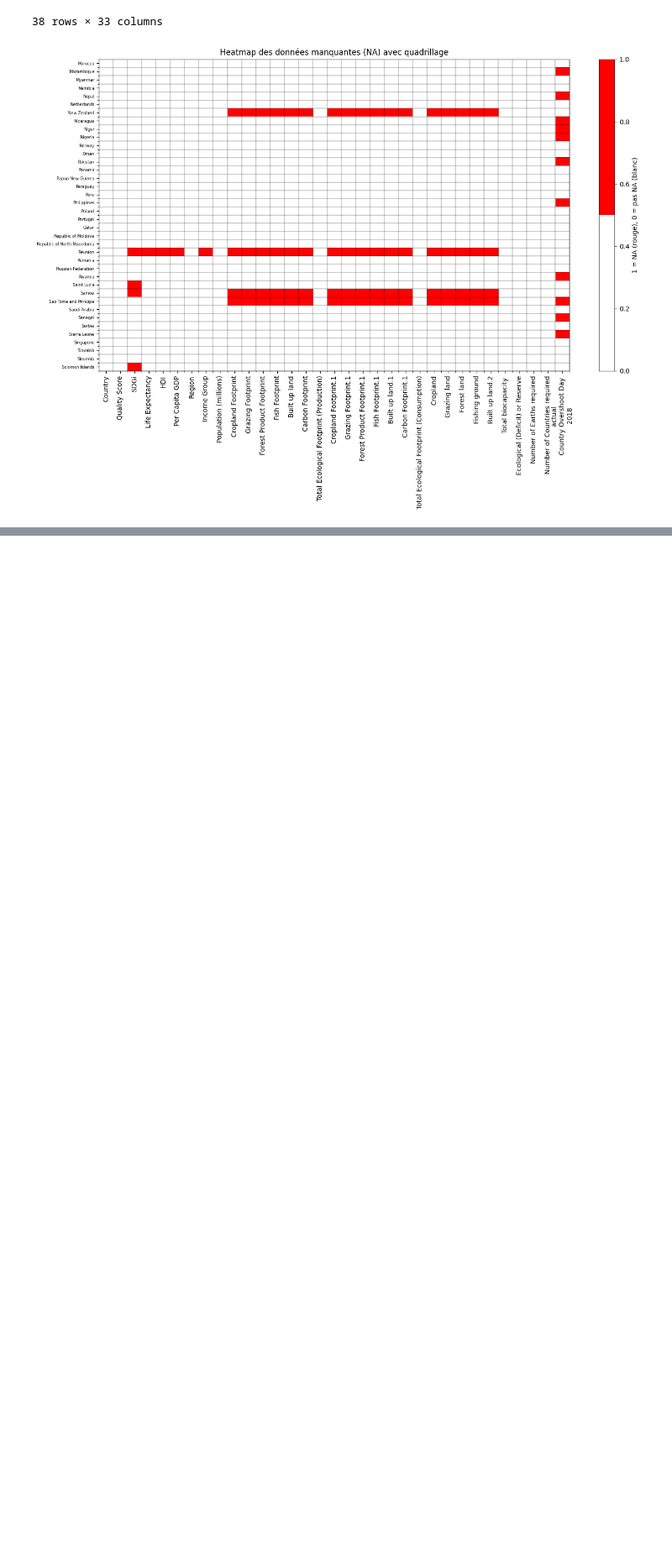
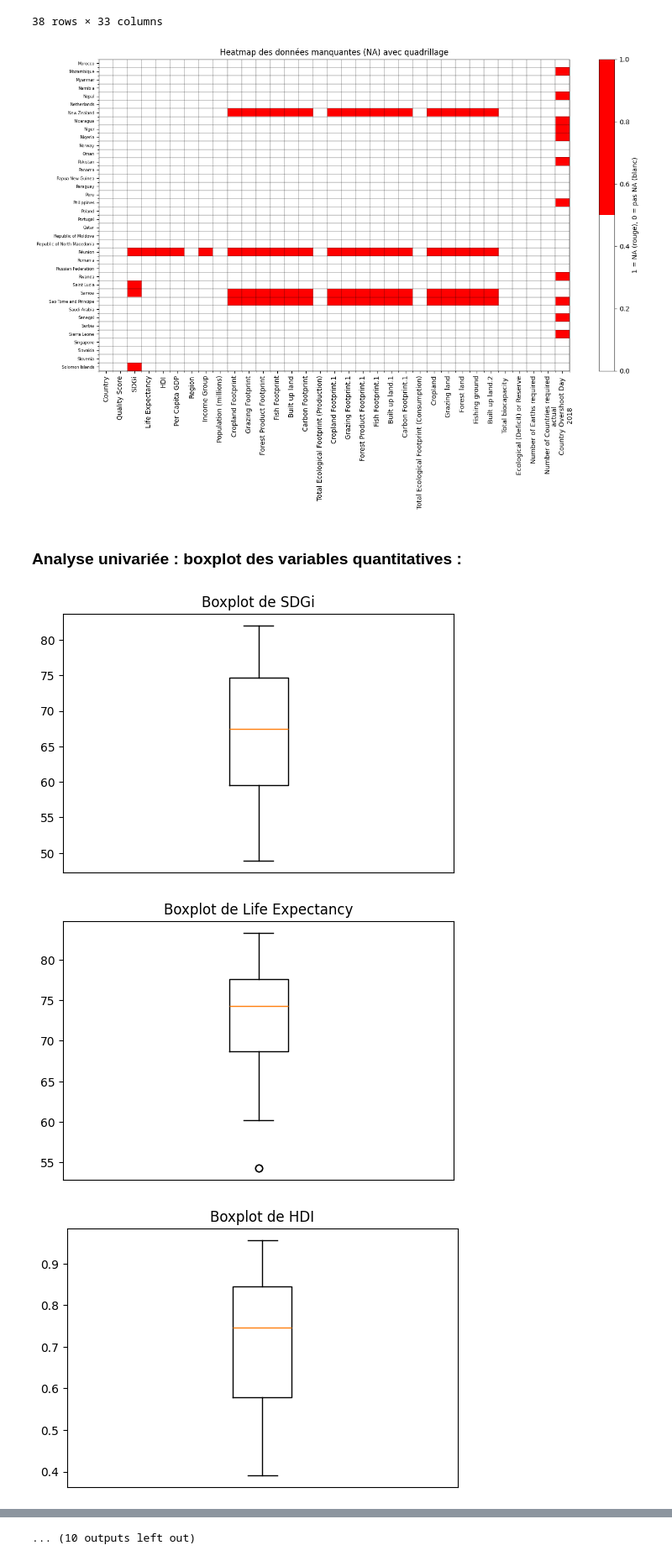
Before and after one commit to anna-cochat/Data_NA_project, a Jupyter notebook: projectNA.ipynb, the cells around one changed output, grey strips where cells are left out. Shown at 84% size. Drawn from its saved outputs; the diff is of its cells as text; code cells hidden in the pictures; blank space fills up the shorter version.

```diff
--- a/projectNA.ipynb
+++ b/projectNA.ipynb
@@ -115,3 +109,30 @@ plt.tight_layout()
 plt.show()
 # %% [output]
 [figure]
+# %% [markdown]
+### Analyse univariée : boxplot des variables quantitatives :
+# %%
+import matplotlib.pyplot as plt
+import numpy as np
+
+# Liste des variables explicatives
+colonnes = ['SDGi', 'Life Expectancy', 'HDI', 'Population (millions)',
+                           'Cropland Footprint', 'Grazing Footprint', 'Forest Product Footprint',
+                           'Fish Footprint','Built up land','Carbon Footprint',
+                           'Total Ecological Footprint (Production)','Cropland Footprint.1',
+                           'Grazing Footprint.1','Forest Product Footprint.1','Fish Footprint.1',
+                           'Built up land.1','Carbon Footprint.1','Total Ecological Footprint (Consumption)',
+                           'Cropland','Grazing land','Number of Earths required','Number of Countries required']
+
+### Boxplot pour chacune des variables explicatives
+
+for col in colonnes:
+    plt.figure(figsize=(6,4))
+    plt.boxplot(df_subset[col].dropna())
+    plt.title(f"Boxplot de {col}")
+    plt.xticks([])
+    plt.show()
+# %% [output]
+[figure, added]
+[figure, added]
+[figure, added]
@@ -117,0 +148 @@ plt.show()
+... (10 outputs left out)
```
Also changed, not shown: parts of 3 cells of this notebook.
